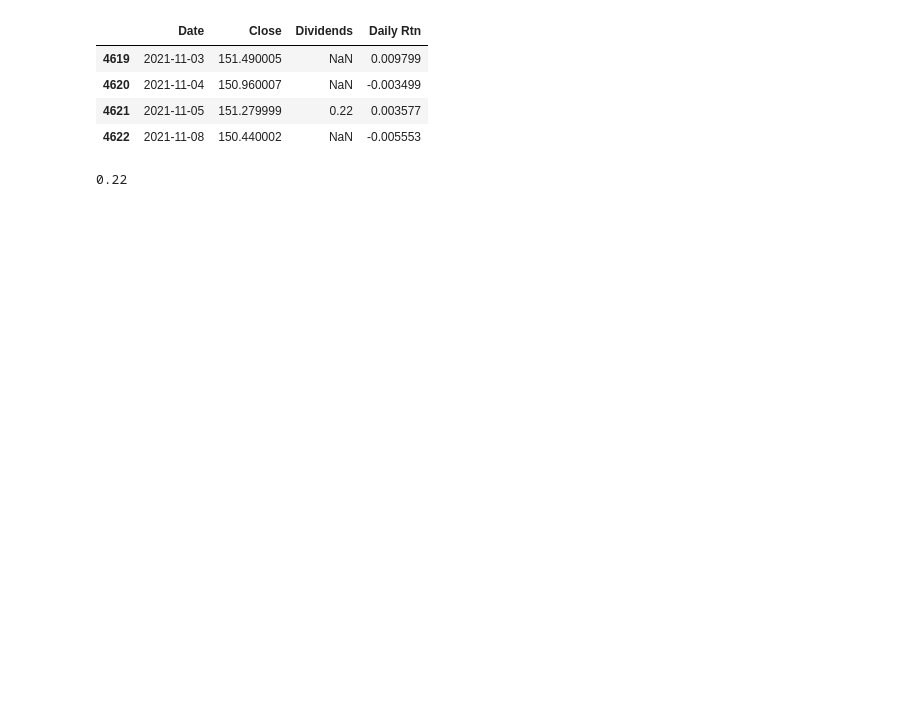
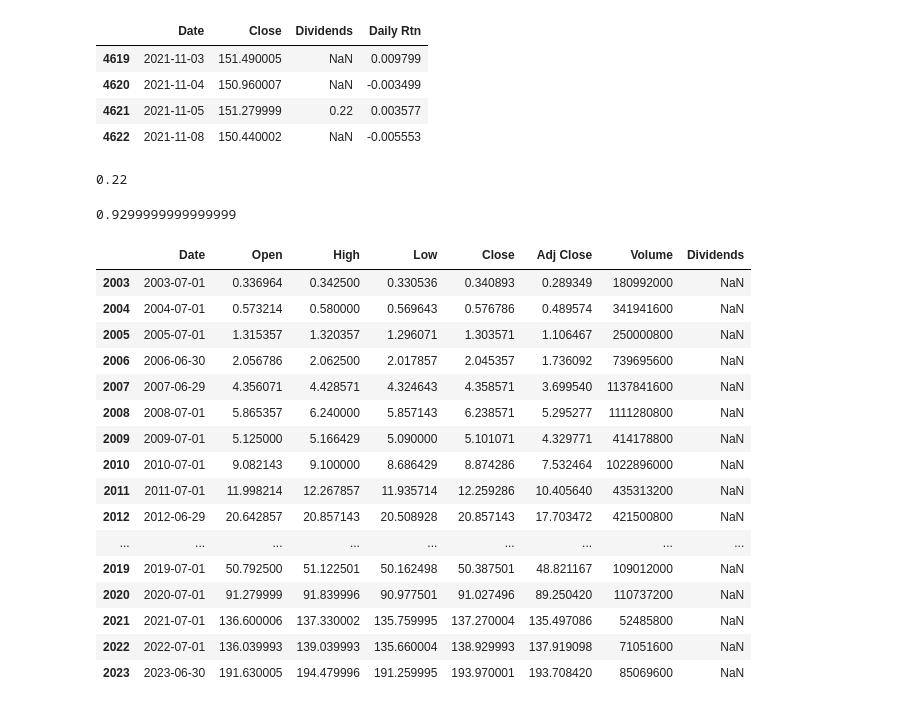
Before and after one commit to HYChangTAMU/Projects, a Jupyter notebook: Assignment1/Project1.ipynb, the cells around one changed output. Drawn from its saved outputs; the diff is of its cells as text; code cells hidden in the pictures; blank space fills up the shorter version.

```diff
--- a/Assignment1/Project1.ipynb
+++ b/Assignment1/Project1.ipynb
@@ -97,2 +117,28 @@ aapl[4619:4623]["Dividends"].sum()
 # %% [output]
 0.22
+# %%
+aapl_day.loc[aapl_day["Date"].isin(y22)]["Dividends"].sum()
+# %% [output]
+0.9299999999999999
+# %%
+aapl_yr = aapl_day.loc[aapl_day["Date"].isin(yrs_date)]
+# %%
+aapl_yr.set_index([yrs_series])
+# %% [output]
+|  | Date | Open | High | Low | Close | Adj Close | Volume | Dividends |
+| 2003 | 2003-07-01 | 0.336964 | 0.342500 | 0.330536 | 0.340893 | 0.289349 | 180992000 | NaN |
+| 2004 | 2004-07-01 | 0.573214 | 0.580000 | 0.569643 | 0.576786 | 0.489574 | 341941600 | NaN |
+| 2005 | 2005-07-01 | 1.315357 | 1.320357 | 1.296071 | 1.303571 | 1.106467 | 250000800 | NaN |
+| 2006 | 2006-06-30 | 2.056786 | 2.062500 | 2.017857 | 2.045357 | 1.736092 | 739695600 | NaN |
+| 2007 | 2007-06-29 | 4.356071 | 4.428571 | 4.324643 | 4.358571 | 3.699540 | 1137841600 | NaN |
+| 2008 | 2008-07-01 | 5.865357 | 6.240000 | 5.857143 | 6.238571 | 5.295277 | 1111280800 | NaN |
+| 2009 | 2009-07-01 | 5.125000 | 5.166429 | 5.090000 | 5.101071 | 4.329771 | 414178800 | NaN |
+| 2010 | 2010-07-01 | 9.082143 | 9.100000 | 8.686429 | 8.874286 | 7.532464 | 1022896000 | NaN |
+| 2011 | 2011-07-01 | 11.998214 | 12.267857 | 11.935714 | 12.259286 | 10.405640 | 435313200 | NaN |
+| 2012 | 2012-06-29 | 20.642857 | 20.857143 | 20.508928 | 20.857143 | 17.703472 | 421500800 | NaN |
+| ... | ... | ... | ... | ... | ... | ... | ... | ... |
+| 2019 | 2019-07-01 | 50.792500 | 51.122501 | 50.162498 | 50.387501 | 48.821167 | 109012000 | NaN |
+| 2020 | 2020-07-01 | 91.279999 | 91.839996 | 90.977501 | 91.027496 | 89.250420 | 110737200 | NaN |
+| 2021 | 2021-07-01 | 136.600006 | 137.330002 | 135.759995 | 137.270004 | 135.497086 | 52485800 | NaN |
+| 2022 | 2022-07-01 | 136.039993 | 139.039993 | 135.660004 | 138.929993 | 137.919098 | 71051600 | NaN |
+| 2023 | 2023-06-30 | 191.630005 | 194.479996 | 191.259995 | 193.970001 | 193.708420 | 85069600 | NaN |
```
Also changed, not shown: parts of 8 cells of this notebook.
